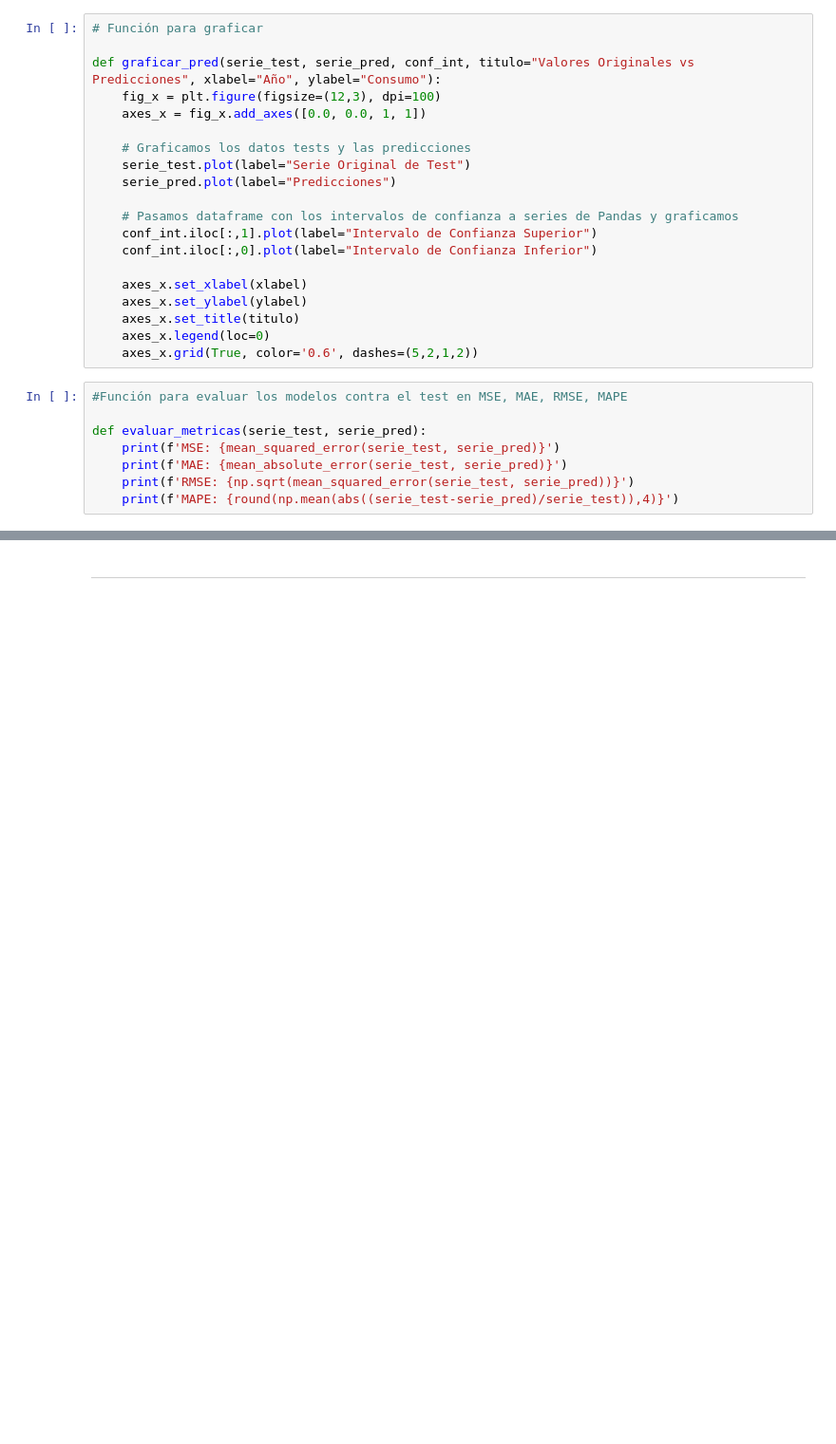
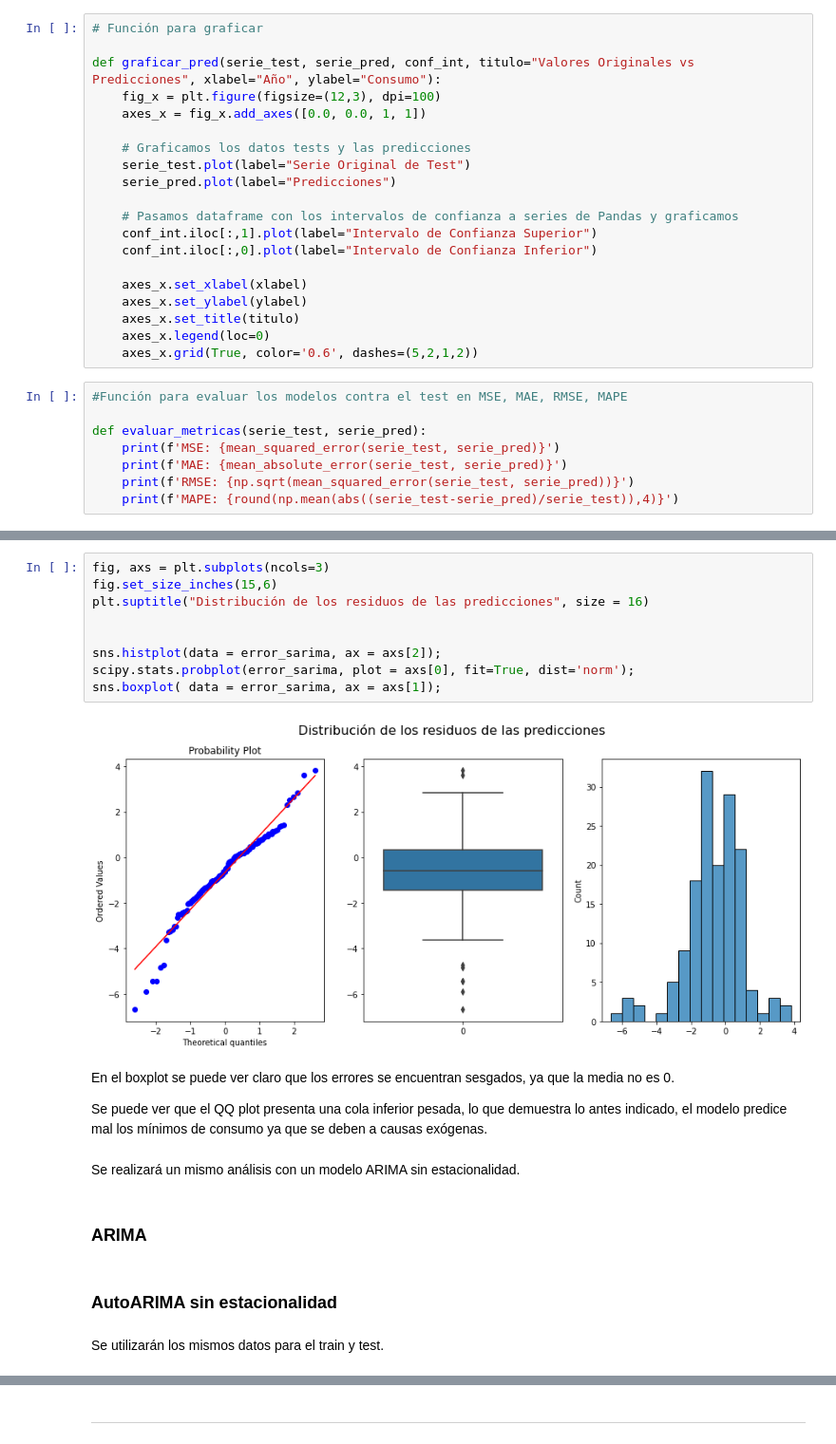
Before and after one commit to rstvz90/AST_G4, a Jupyter notebook: TP_G4_Consumo.ipynb, the cells around one changed output, grey strips where cells are left out. Shown at 95% size. Drawn from its saved outputs; the diff is of its cells as text; blank space fills up the shorter version.

```diff
--- a/TP_G4_Consumo.ipynb
+++ b/TP_G4_Consumo.ipynb
@@ -841,0 +924,23 @@ evaluar_metricas(test[:150], predicciones_sarima.predicted_mean )
+# %%
+fig, axs = plt.subplots(ncols=3)
+fig.set_size_inches(15,6)
+plt.suptitle("Distribución de los residuos de las predicciones", size = 16)
+
+
+sns.histplot(data = error_sarima, ax = axs[2]);
+scipy.stats.probplot(error_sarima, plot = axs[0], fit=True, dist='norm');
+sns.boxplot( data = error_sarima, ax = axs[1]);
+# %% [output]
+[figure, added]
+# %% [markdown]
+En el boxplot se puede ver claro que los errores se encuentran sesgados, ya que la media no es 0.
+
+Se puede ver que el QQ plot presenta una cola inferior pesada, lo que demuestra lo antes indicado, el modelo predice mal los mínimos de consumo ya que se deben a causas exógenas.
+# %% [markdown]
+Se realizará un mismo análisis con un modelo ARIMA sin estacionalidad.
+# %% [markdown]
+### ARIMA
+# %% [markdown]
+### AutoARIMA sin estacionalidad
+# %% [markdown]
+Se utilizarán los mismos datos para el train y test.
```
Also changed, not shown: parts of 69 cells of this notebook.
